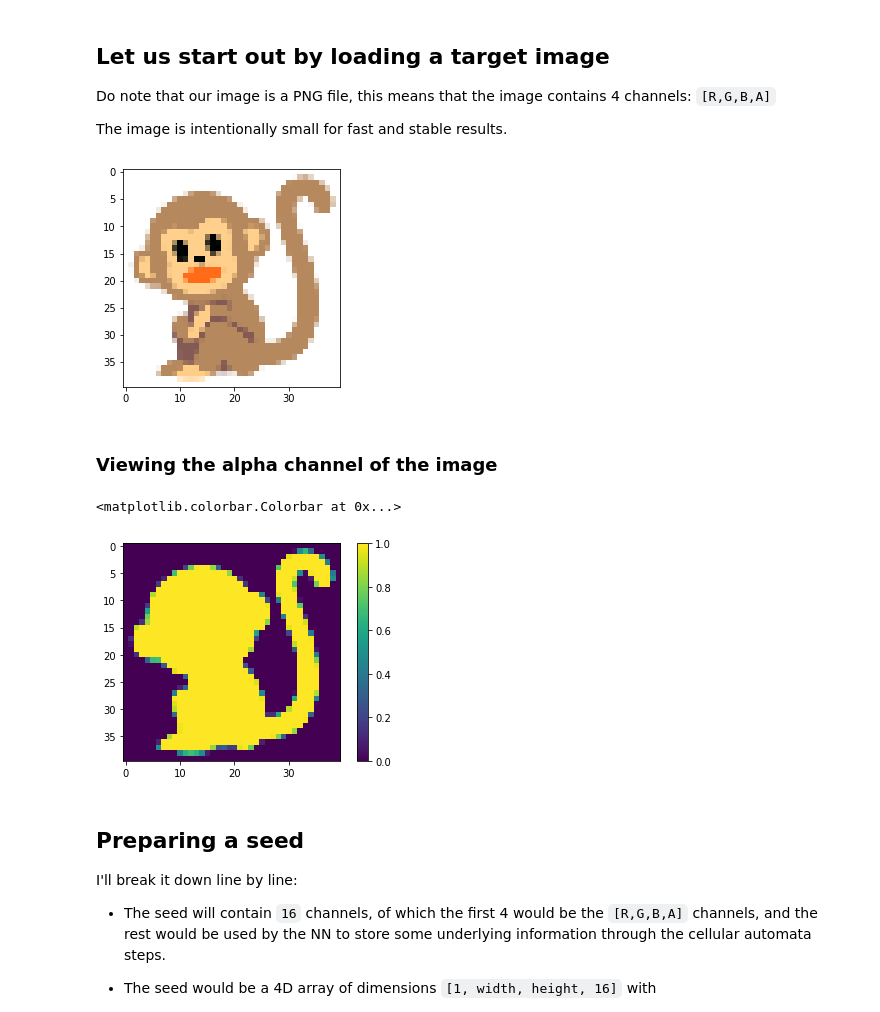
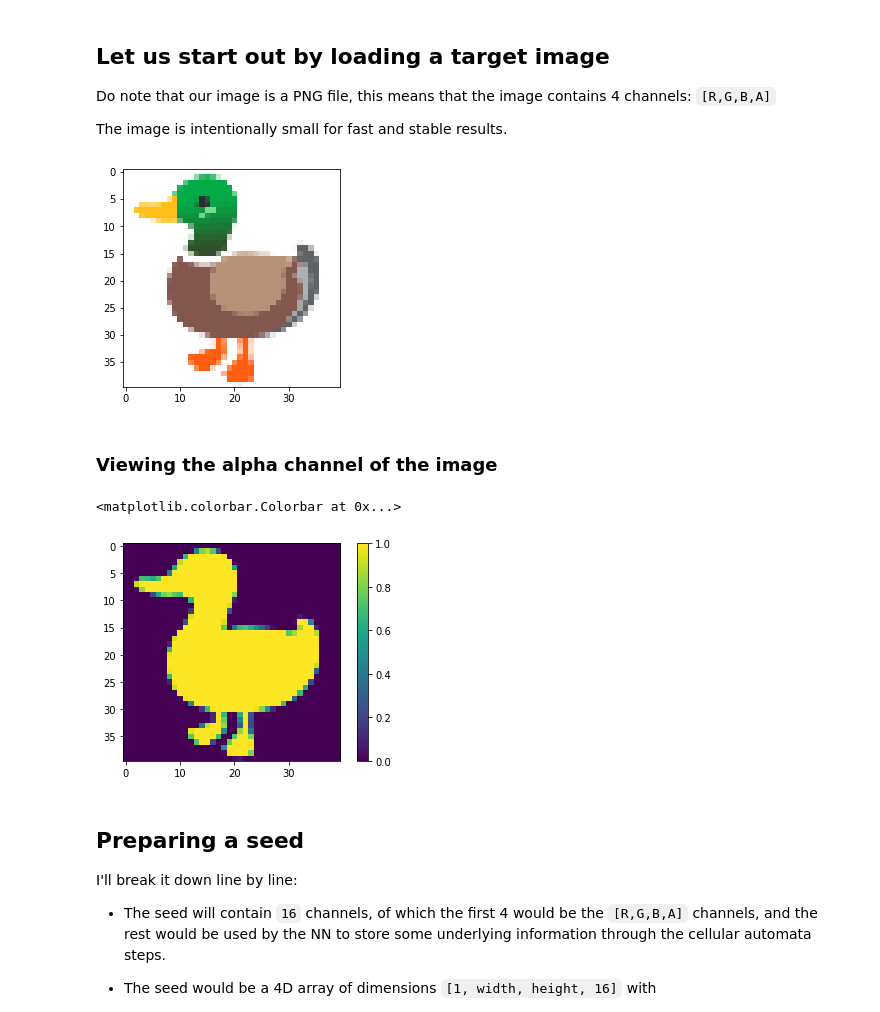
Before and after one commit to Mayukhdeb/differentiable-morphogenesis, a Jupyter notebook: basic-neural-ca.ipynb, the cells around one changed output. Drawn from its saved outputs; the diff is of its cells as text; code cells hidden in the pictures.

```diff
--- a/basic-neural-ca.ipynb
+++ b/basic-neural-ca.ipynb
@@ -44,14 +44,14 @@ The image is intentionally small for fast and stable results.
 # %%
 #@title {vertical-output: true}
 width = 40
 height = 40
-filename = 'images/monkey.png'
+filename = 'images/duck.png'
 device = 'cuda'
 im = (cv2.cvtColor(cv2.resize(cv2.imread(filename, cv2.IMREAD_UNCHANGED), (width,height)), cv2.COLOR_BGRA2RGBA)/255.0).astype(np.float32)
 plt.imshow(im)
 plt.show()
 # %% [output]
-[figure, old version]
+[figure, new version]
 # %% [markdown]
 ### Viewing the alpha channel of the image
 # %%
@@ -59,7 +59,7 @@ plt.imshow(im[:,:,3])  ## last channel
 plt.colorbar()
 # %% [output]
 <matplotlib.colorbar.Colorbar at 0x...>
-[figure, old version]
+[figure, new version]
 # %% [markdown]
 ## Preparing a seed
 
```
Also changed, not shown: parts of 15 cells of this notebook.
